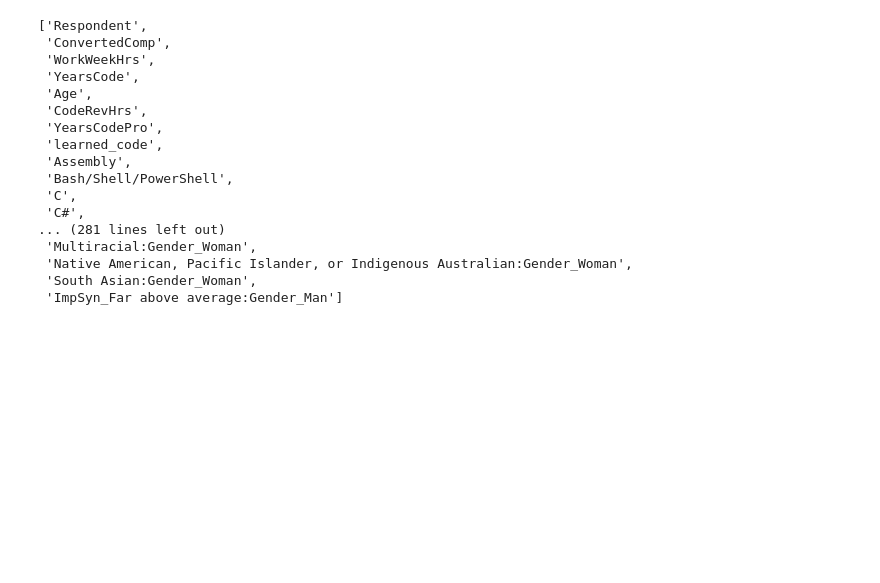
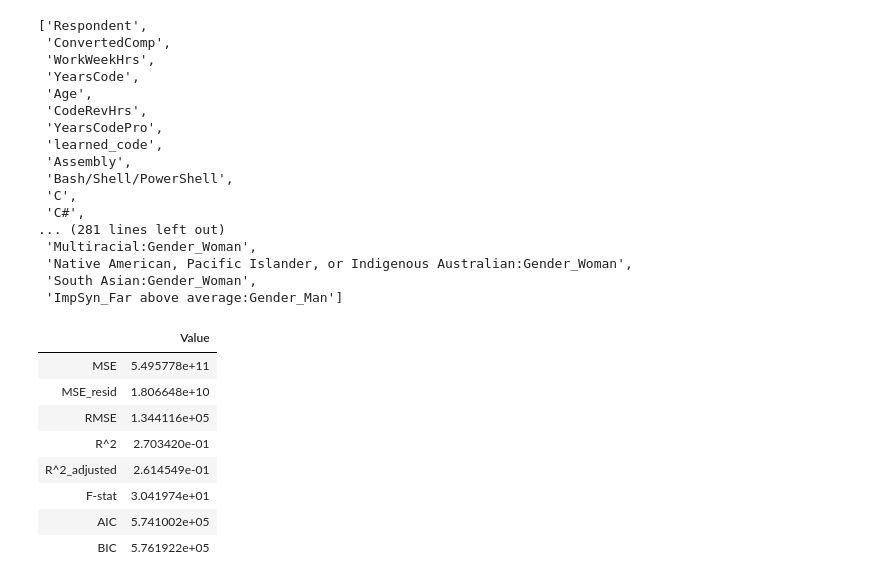
Before and after one commit to KennyMiyasato/developer_salary_predictor, a Jupyter notebook: charlie/charlie_index.ipynb, the cells around one changed output. Saved outputs shown, nothing was run; the diff lists cells and outputs as text; code cells hidden in the pictures; blank space fills up the shorter version.

Commit message:
functions added

```diff
--- a/charlie/charlie_index.ipynb
+++ b/charlie/charlie_index.ipynb
@@ -515,0 +518,14 @@ list(df.columns)
+# %%
+a,b,c = charlie_functions.sm_OLS(X,Y)
+# %%
+a
+# %% [output]
+|  | Value |
+| MSE | 5.495778e+11 |
+| MSE_resid | 1.806648e+10 |
+| RMSE | 1.344116e+05 |
+| R^2 | 2.703420e-01 |
+| R^2_adjusted | 2.614549e-01 |
+| F-stat | 3.041974e+01 |
+| AIC | 5.741002e+05 |
+| BIC | 5.761922e+05 |
```
Also changed, not shown: parts of 4 cells of this notebook, 1 other file.
